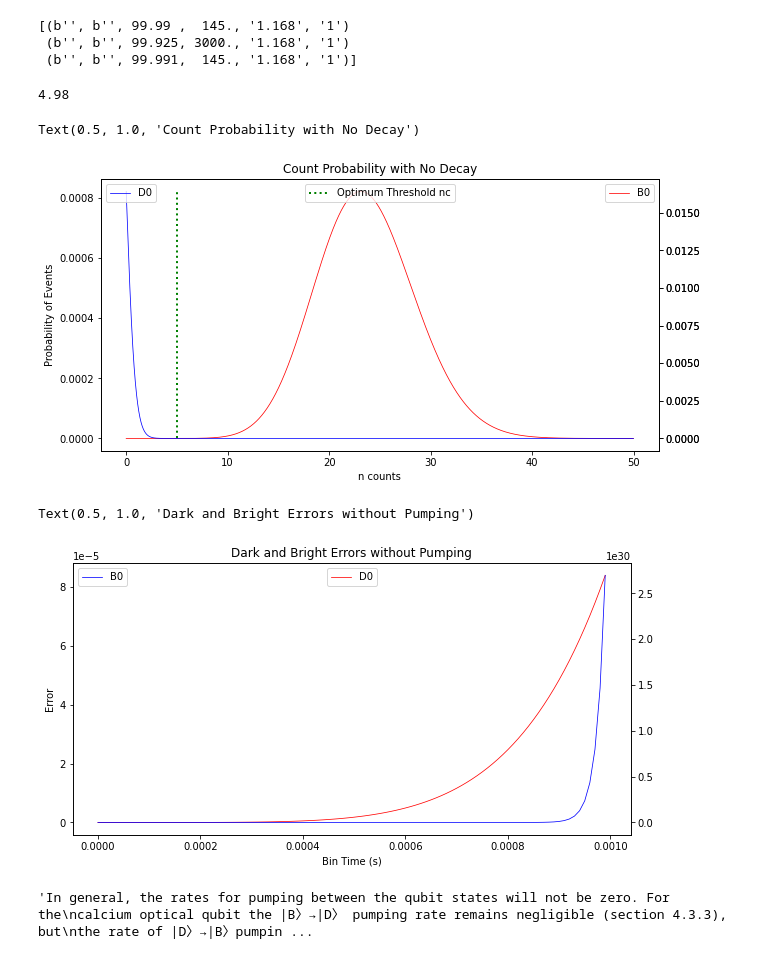
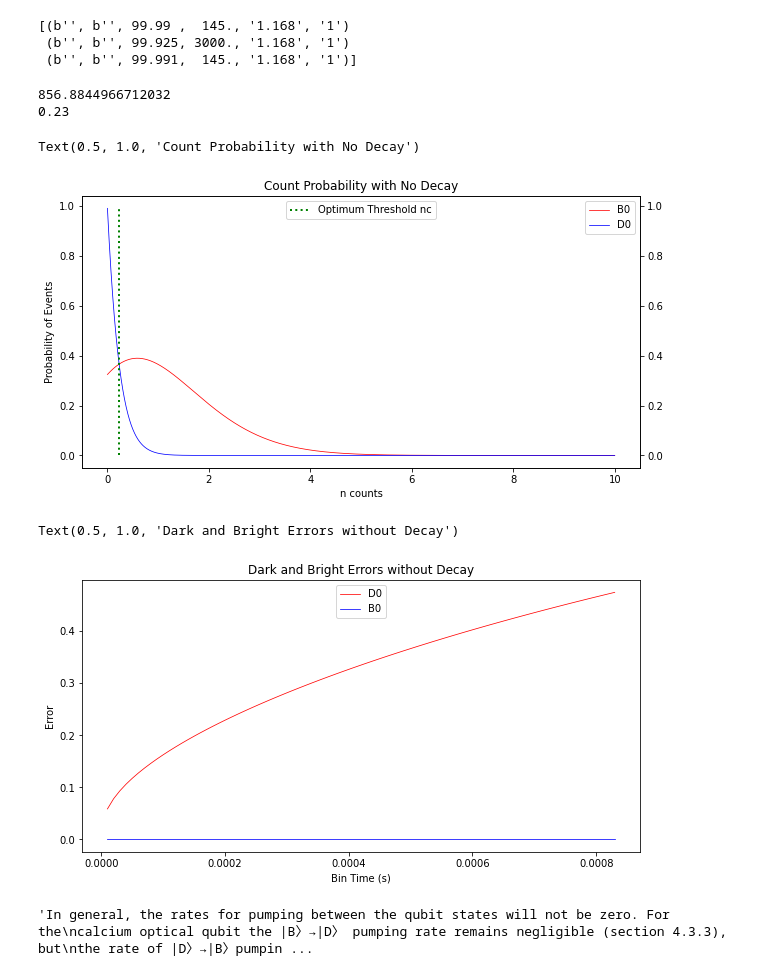
Before and after one commit to seangarn32/Trapped-Ion-Error-Model, a Jupyter notebook: SQR Error Model/Ca40Model.ipynb, the cells around one changed output. Drawn from its saved outputs; the diff is of its cells as text; code cells hidden in the pictures.

```diff
--- a/SQR Error Model/Ca40Model.ipynb
+++ b/SQR Error Model/Ca40Model.ipynb
@@ -38,11 +38,11 @@ def Dmean(RD, tb):
     return x
 
 def Bo(N, Bmean):
-    X = (np.power(Bmean,N)) * (np.exp(Bmean)) / spec.factorial(N)
+    X = (np.power(Bmean,N)) * (np.exp(-1*Bmean)) / spec.factorial(N)
     return X
 
 def Do(N, Dmean):
-    X = (np.power(Dmean,N)) * (np.exp(Dmean)) / spec.factorial(N)
+    X = (np.power(Dmean,N)) * (np.exp(-1*Dmean)) / spec.factorial(N)
     return X
 
 
@@ -60,17 +60,17 @@ def Do(N, Dmean):
 #nc = diferentiation counts
 
 #n = counts
-nMax = 50
+nMax = 10
 #Bright state fluoresence rate
 Rb = 55800
 #Dark state fluoresence rate
 Rd = 442
 #bin time
-tb = .00042
+tb = .00002
 #tau decay time for Ca40
 tau = 1.167
 
-step = .01
+step = .001
 N = np.arange(start=0,stop=nMax,step=step)
 
 #Graphing
@@ -82,41 +82,42 @@ DM = np.full(np.int_(nMax/step),Dmean)
 #n counts in tb from bright
 B0 = Bo(N,BM)
 #print(N)
 #print(B0)
 #n counts in tb from dark
 D0 = Do(N,DM)
 
-B0 = B0/np.sum(B0)
-D0 = D0/np.sum(D0)
+#B0 = B0/np.sum(B0)
+#D0 = D0/np.sum(D0)
+
+print(np.sum(B0))
 #count threshold
 nc = 0
 minDiff = np.abs(B0[0]-D0[0])
 for i, item in enumerate(B0):
     diff = np.abs(B0[i]-D0[i])
     #print(diff)
-    if(diff<minDiff):
+    if(i < np.size(B0)/2 and diff<minDiff):
         nc = i
         minDiff = diff
 nc=nc*step
 print(nc)
 
 fig = plt.figure(figsize=(10, 5))
 ax1 = fig.add_subplot(1, 1, 1)
 ax1.plot(N, B0, lw=0.75, c="r", label = "B0")
 ax1.set_ylabel("Probability of Events")
 ax1.set_xlabel("n counts")
-ax2 = plt.twinx(ax1)
-ax2.plot(N, D0, lw=0.75, c="b", label = "D0")
+ax1.plot(N, D0, lw=0.75, c="b", label = "D0")
 ax3 = plt.twinx(ax1)
 plt.vlines(nc, ymin=0, ymax=np.max(D0), colors='green', ls=':', lw=2, label='Optimum Threshold nc')
 ax1.legend(loc = 'upper right')
-ax2.legend(loc = 'upper left')
 ax3.legend(loc = 'upper center')
 plt.title("Count Probability with No Decay")
 # %% [output]
-4.98
+856.8844966712032
+0.23
 Text(0.5, 1.0, 'Count Probability with No Decay')
-[figure, old version]
+[figure, new version]
 # %%
 #Optimal Time vs Collection Efficiency w/o pumping
 
@@ -125,56 +126,44 @@ Text(0.5, 1.0, 'Count Probability with No Decay')
 
 Rb = 55800
 Rd = 442
-#50 counts
-n = 50
+tb = .00042
+
+#nc to inf w/ D0
+def ed(tb,Rd):
+    return (integrate.quad(D_integrand, nc, np.inf, args=(Rd, tb))[0])
 
 def D_integrand(n, Rd, tb):
-    return (np.power(Rd*tb,n)) * (np.exp(Rd*tb)) / spec.factorial(n)
-
-#nc to inf w/ D0
-def ed(tb):
-    return integrate.quad(D_integrand, nc, np.inf, args=(Rd, tb))
-
-def B_integrand(n, Rb, Rd, tb):
-    return (np.power((Rb+Rd)*tb,n)) * (np.exp((Rb+Rd)*tb)) / spec.factorial(n)
+    return (np.power(Rd*tb,n)) * (np.exp(-1*(Rd*tb))) / spec.factorial(n)
 
 #0 to nc w/ B0
-def eb(tb):
-    return integrate.quad(B_integrand, 0, nc, args=(Rb, Rd, tb))
+def eb(tb,Rb,Rd):
+    return (integrate.quad(B_integrand, 0, nc, args=(Rb, Rd, tb))[0])
 
-#print(ed(.00032))
-#print(eb(.00032))
+def B_integrand(Rb, Rd, tb, n):
+    return (np.power((Rb+Rd)*tb,n)) * (np.exp(-1*((Rb+Rd)*tb))) / spec.factorial(n)
 
-#bin time of
-tb = np.arange(start=0,stop=.001,step=.00001)
-#print(tb)
+tb = np.arange(start=.00001,stop=tb*2,step=.00001)
+
 
 darkE = np.empty(0)
 brightE = np.empty(0)
 
-
-
 for i in tb:
-    darkE = np.append(darkE, ed(i)[0])
-
+    darkE = np.append(darkE, ed(i))
 for i in tb:
-    brightE = np.append(brightE, eb(i)[0])
-
+    brightE = np.append(brightE, eb(i))
 
 fig = plt.figure(figsize=(10, 5))
 ax1 = fig.add_subplot(1, 1, 1)
 ax1.plot(tb, darkE, lw=0.75, c="r", label = "D0")
 ax1.set_ylabel("Error")
 ax1.set_xlabel("Bin Time (s)")
-ax2 = plt.twinx(ax1)
-ax2.plot(tb, brightE, lw=0.75, c="b", label = "B0")
+ax1.plot(tb, brightE, lw=0.75, c="b", label = "B0")
 ax1.legend(loc = 'upper center')
-ax2.legend(loc = 'upper left')
-
-plt.title("Dark and Bright Errors without Pumping")
+plt.title("Dark and Bright Errors without Decay")
 # %% [output]
-Text(0.5, 1.0, 'Dark and Bright Errors without Pumping')
+Text(0.5, 1.0, 'Dark and Bright Errors without Decay')
-[figure, old version]
+[figure, new version]
 # %%
 '''In general, the rates for pumping between the qubit states will not be zero. For the
 calcium optical qubit the |B〉→|D〉 pumping rate remains negligible (section 4.3.3), but
```
Also changed, not shown: 5 other files.
